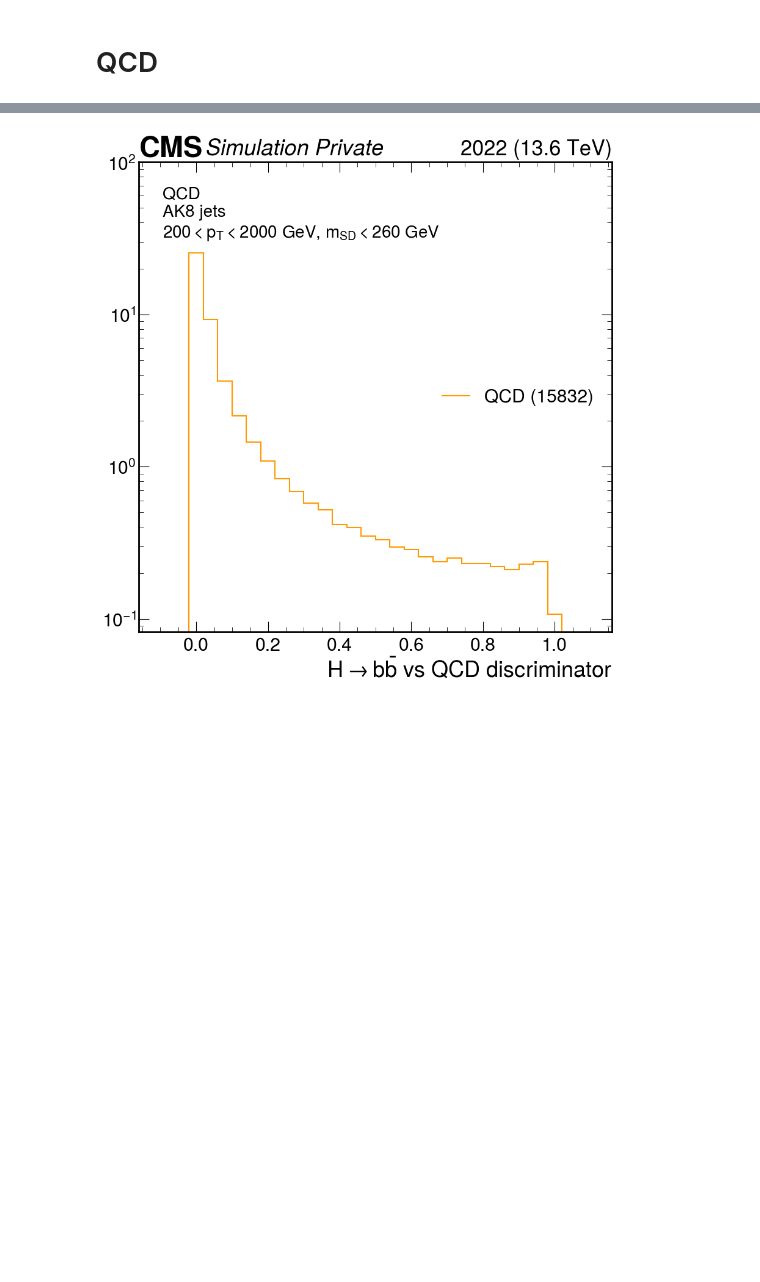
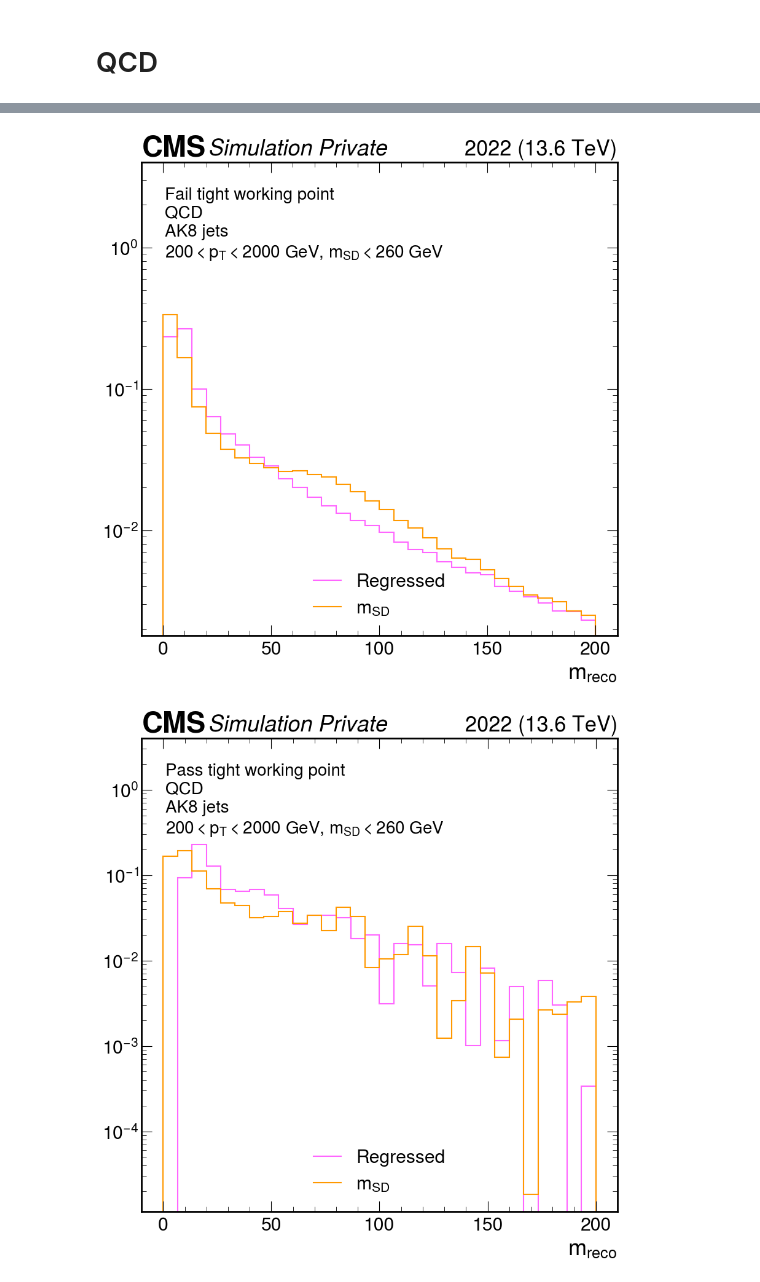
Before and after one commit to alintulu/Run3ScoutingJetTagging, a Jupyter notebook: Evaluation/AK8/flavour/flavour_and_massreg.ipynb, the cells around one changed output, grey strips where cells are left out. Drawn from its saved outputs; the diff is of its cells as text; code cells hidden in the pictures; blank space fills up the shorter version.

```diff
--- a/Evaluation/AK8/flavour/flavour_and_massreg.ipynb
+++ b/Evaluation/AK8/flavour/flavour_and_massreg.ipynb
@@ -498,16 +12,0 @@ output = util.load("outfiles/2022/tagger/GluGluHto2B.coffea")
-# %%
-fig, ax = plt.subplots(figsize=(10,10))
-
-h = output["h"]
-
-h1 = h.project("disc1", "match")[:, hist.loc(1)]
-n = h1.sum()
-nf = h1.sum(flow=True)
-h1 = h1 / nf
-
-mplhep.histplot(h1, ax=ax, label=r"$H\rightarrow b\bar{b}$" + f" ({n:.0f})", color=colours["hbb"])
-
-ax.set_yscale('log')
-ax.legend(loc="best")
-label = mplhep.cms.label(ax=ax, data=False, year="2022", com=13.6, label="Private")
-# fig.savefig("Disc.pdf", bbox_inches='tight', pad_inches=0.1)
@@ -830,0 +154,2 @@ for events, match in [(f"Fail {labels[wp]} working point", 0), (f"Pass {labels[w
+# %%
+output = util.load(f"{out_dir}/tagger_and_massreg_Hto2B.coffea")
@@ -918,35 +748,58 @@ util.save(output, "outfiles/2022/tagger/QCD_PT_15-7000_v2.coffea")
 [interactive output not drawn]
 [interactive output not drawn]
 [interactive output not drawn]
+# %%
+output = util.load("outfiles/2022/tagger/tagger_and_massreg_QCD_PT_15-7000.coffea")
 # %%
-fig, ax = plt.subplots(figsize=(10,10))
-
 colours = {
     "hbb" : "#FF66FF",
-    "qcd" : "#FF9900"
+    "qcd" : "#FF9900",
 }
+
+labels = {
+    1 : "loose",
+    2 : "medium",
+    3 : "tight",
+}
+
+wp = 3
 
 h = output["h"]
 
-h1 = h.project("disc1")
-# n = h1.sum()
-h1 = h1 / n
+for events, match in [(f"Fail {labels[wp]} working point", 0), (f"Pass {labels[wp]} working point", 1)]:
 
-mplhep.histplot(h1, ax=ax, label=f"QCD ({n:.0f})", color=colours["qcd"])
+    fig, ax = plt.subplots(figsize=(10, 10))
 
-ax.set_yscale('log')
-ax.legend(loc="center right")
-label = mplhep.cms.label(ax=ax, data=False, year="2022", com=13.6, label="Private")
-ax.set_ylim(0, 10**2)
+    for mass in ["reg", "msd"]:
 
-coffee = plt.text(0.05, 0.83, "QCD\nAK8 jets\n" + r"$200 < p_T < 2000$ GeV, $m_{SD} < 260$ GeV",
-                  fontsize=20,
-                  horizontalalignment='left',
-                  verticalalignment='bottom',
-                  transform=ax.transAxes,
-#                   weight='bold'
-                 )
+        if "Pass" in events:
+            h1 = h.project(mass, "disc")[:, wp:4:sum]
+        else:
+            h1 = h.project(mass, "disc")[:, 0:wp:sum]
+        n = h1.sum()
+        h1 = h1 / n
+
+        mplhep.histplot(h1, ax=ax,
+                        label=r"$m_{SD}$" if "msd" in mass else "Regressed",
+                        color=colours["qcd"] if "msd" in mass else colours["hbb"])
+
+
+    ax.set_yscale('log')
+    ax.set_xlabel(r"$m_{reco}$")
+    ax.legend(loc="lower center")
+    ax.set_ylim(0, 4)
+
+    label = mplhep.cms.label(ax=ax, data=False, year="2022", com=13.6, label="Private")
+
+    coffee = plt.text(0.05, 0.79, f"{events}\n" + "QCD\nAK8 jets\n" + r"$200 < p_T < 2000$ GeV, $m_{SD} < 260$ GeV",
+                      fontsize=20,
+                      horizontalalignment='left',
+                      verticalalignment='bottom',
+                      transform=ax.transAxes,
+                     )
+
 # fig.savefig("Disc.pdf", bbox_inches='tight', pad_inches=0.1)
 # %% [output]
-[figure, old version]
+[figure, new version]
+[figure, added]
 # %%
```
Also changed, not shown: parts of 46 cells of this notebook, 32 other files.
